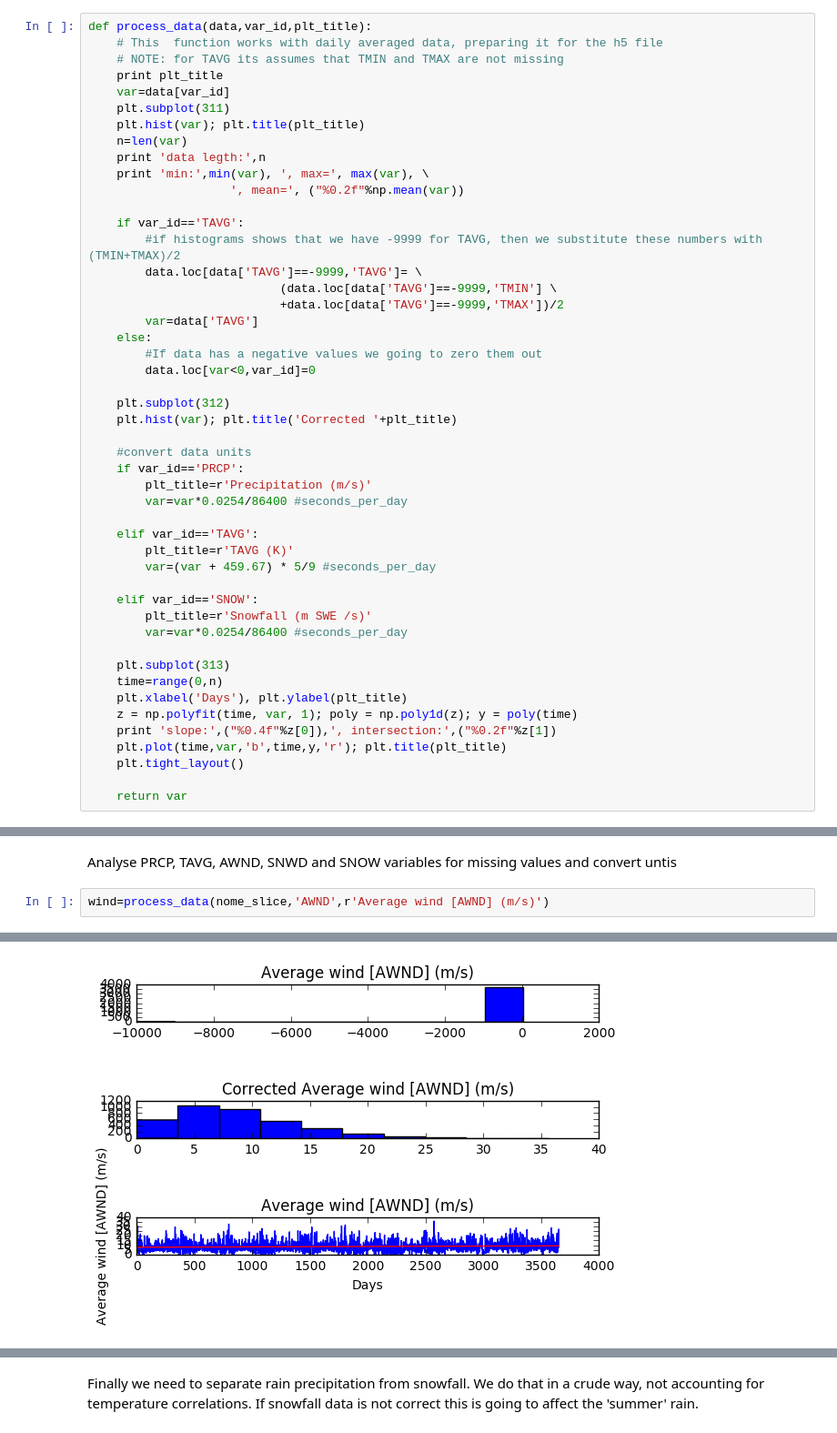
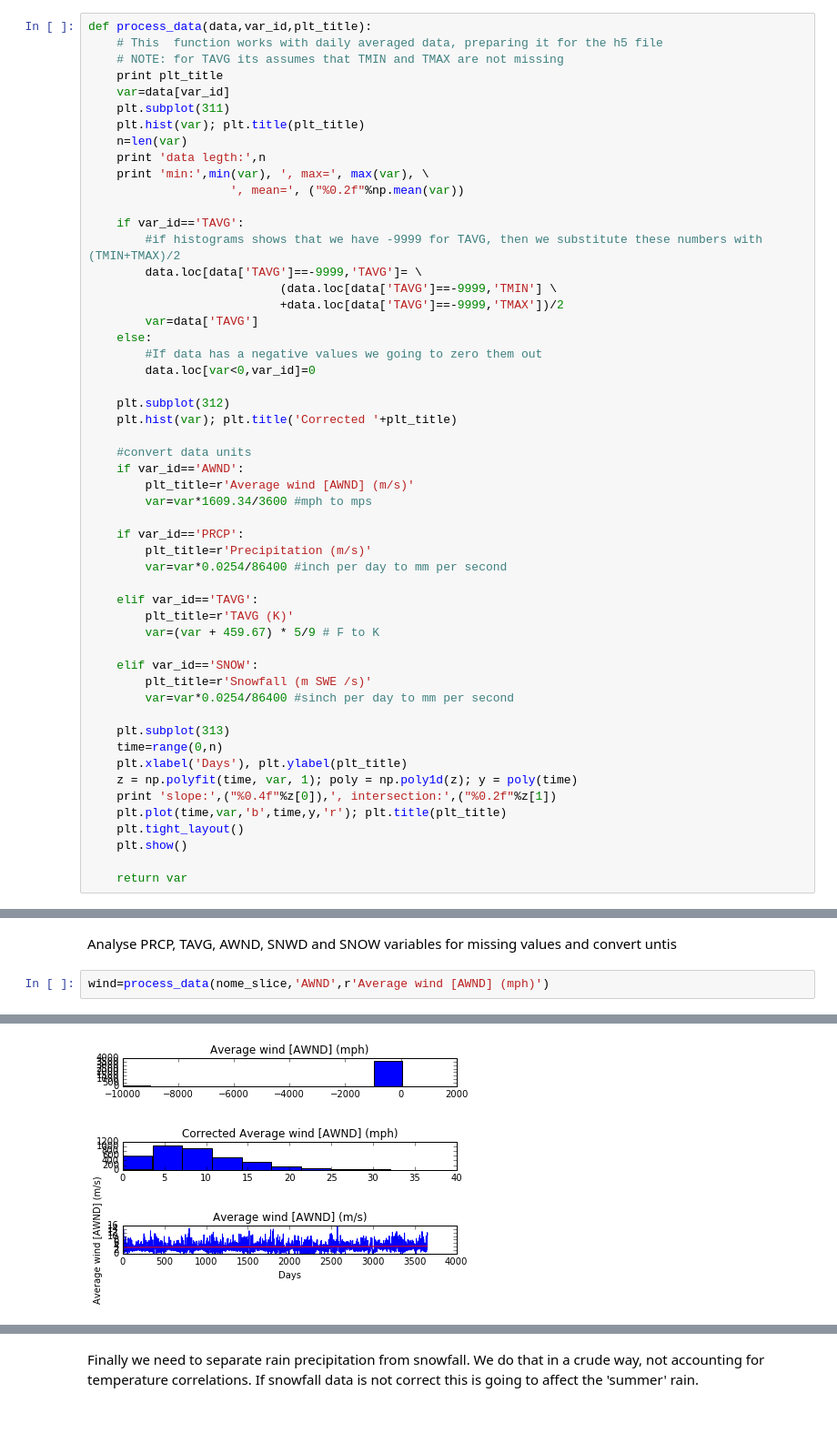
Before and after one commit to amanzi/ats-testsuite-arctic, a Jupyter notebook: testing/Data/Nome_Alaska/Nome_met_data_processesing.ipynb, the cells around one changed output, grey strips where cells are left out. Shown at 91% size. Saved outputs shown, nothing was run; the diff lists cells and outputs as text.

Commit message:
Corrected wind speed

```diff
--- a/testing/Data/Nome_Alaska/Nome_met_data_processesing.ipynb
+++ b/testing/Data/Nome_Alaska/Nome_met_data_processesing.ipynb
@@ -61,17 +61,21 @@ def process_data(data,var_id,plt_title):
     plt.hist(var); plt.title('Corrected '+plt_title)
 
     #convert data units
+    if var_id=='AWND':
+        plt_title=r'Average wind [AWND] (m/s)'
+        var=var*1609.34/3600 #mph to mps
+
     if var_id=='PRCP':
         plt_title=r'Precipitation (m/s)'
-        var=var*0.0254/86400 #seconds_per_day
+        var=var*0.0254/86400 #inch per day to mm per second
 
     elif var_id=='TAVG':
         plt_title=r'TAVG (K)'
-        var=(var + 459.67) * 5/9 #seconds_per_day
+        var=(var + 459.67) * 5/9 # F to K
 
     elif var_id=='SNOW':
         plt_title=r'Snowfall (m SWE /s)'
-        var=var*0.0254/86400 #seconds_per_day
+        var=var*0.0254/86400 #sinch per day to mm per second
 
     plt.subplot(313)
     time=range(0,n)
@@ -80,6 +84,7 @@ def process_data(data,var_id,plt_title):
     print 'slope:',("%0.4f"%z[0]),', intersection:',("%0.2f"%z[1])
     plt.plot(time,var,'b',time,y,'r'); plt.title(plt_title)
     plt.tight_layout()
+    plt.show()
 
     return var
 # %% [markdown]
@@ -106,5 +111,5 @@ nome_slice=nome[(nome['DATE']>=time_beg)&(nome['DATE']<=time_end)]
 # %% [markdown]
 Analyse PRCP, TAVG, AWND, SNWD and SNOW variables for missing values and convert untis
 # %%
-wind=process_data(nome_slice,'AWND',r'Average wind [AWND] (m/s)')
+wind=process_data(nome_slice,'AWND',r'Average wind [AWND] (mph)')
 # %% [output]
@@ -120,4 +125,4 @@ slope: 0.0004 , intersection: 7.84
-[figure, old version]
+[figure, new version]
 # %%
 Tair=process_data(nome_slice,'TAVG',r'Temperature (F)')
 # %% [output]
```
Also changed, not shown: parts of 10 cells of this notebook, 2 other files.
